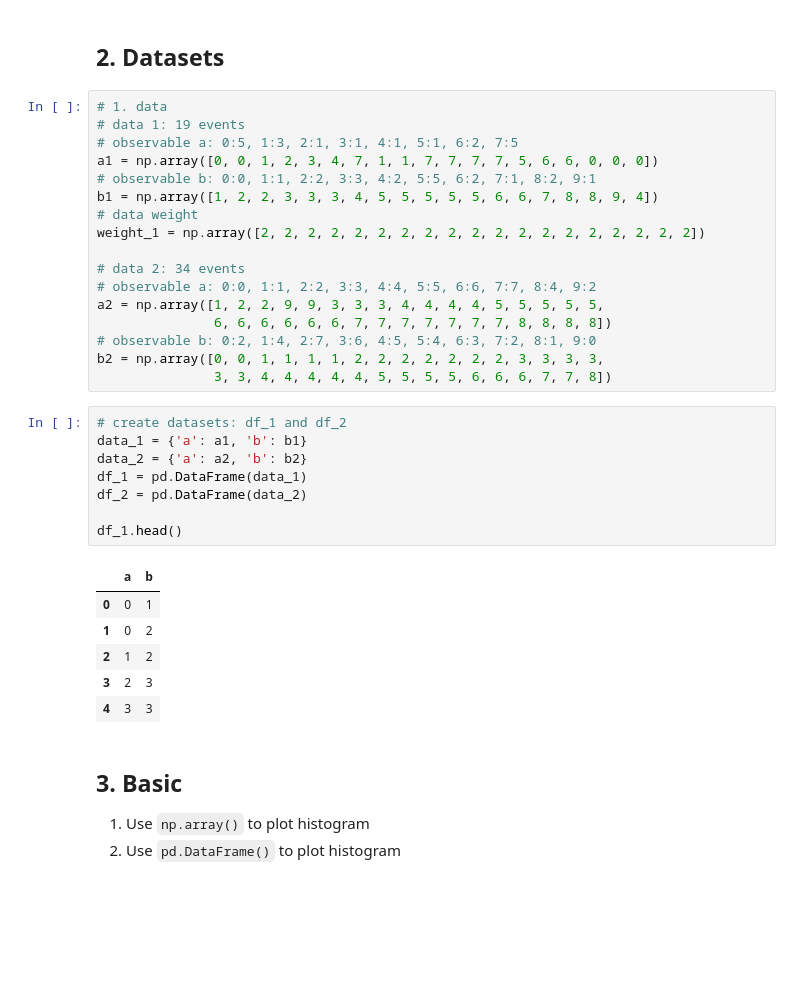
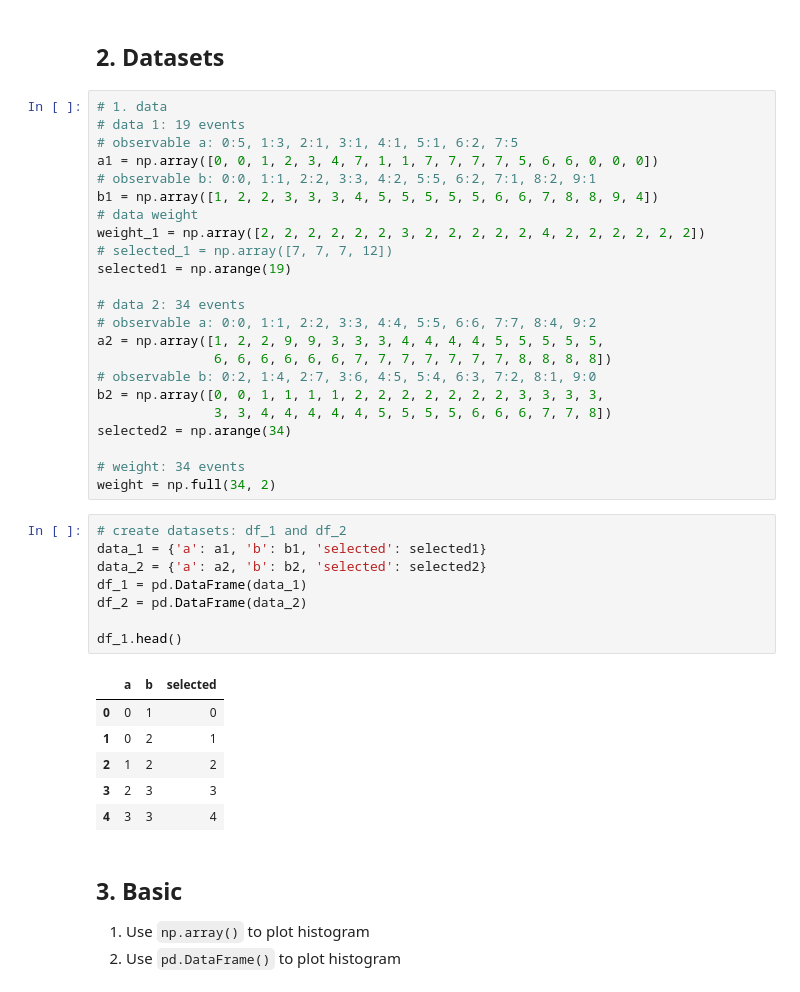
Before and after one commit to YW-Hsiao/svj_setting_master, a Jupyter notebook: test_plotting/test_2_histograms.ipynb, the cells around one changed output. Drawn from its saved outputs; the diff is of its cells as text; blank space fills up the shorter version.

```diff
--- a/test_plotting/test_2_histograms.ipynb
+++ b/test_plotting/test_2_histograms.ipynb
@@ -28,7 +28,9 @@ a1 = np.array([0, 0, 1, 2, 3, 4, 7, 1, 1, 7, 7, 7, 7, 5, 6, 6, 0, 0, 0])
 # observable b: 0:0, 1:1, 2:2, 3:3, 4:2, 5:5, 6:2, 7:1, 8:2, 9:1
 b1 = np.array([1, 2, 2, 3, 3, 3, 4, 5, 5, 5, 5, 5, 6, 6, 7, 8, 8, 9, 4])
 # data weight
-weight_1 = np.array([2, 2, 2, 2, 2, 2, 2, 2, 2, 2, 2, 2, 2, 2, 2, 2, 2, 2, 2])
+weight_1 = np.array([2, 2, 2, 2, 2, 2, 3, 2, 2, 2, 2, 2, 4, 2, 2, 2, 2, 2, 2])
+# selected_1 = np.array([7, 7, 7, 12])
+selected1 = np.arange(19)
 
 # data 2: 34 events
 # observable a: 0:0, 1:1, 2:2, 3:3, 4:4, 5:5, 6:6, 7:7, 8:4, 9:2
@@ -37,21 +39,25 @@ a2 = np.array([1, 2, 2, 9, 9, 3, 3, 3, 4, 4, 4, 4, 5, 5, 5, 5, 5,
 # observable b: 0:2, 1:4, 2:7, 3:6, 4:5, 5:4, 6:3, 7:2, 8:1, 9:0
 b2 = np.array([0, 0, 1, 1, 1, 1, 2, 2, 2, 2, 2, 2, 2, 3, 3, 3, 3,
                3, 3, 4, 4, 4, 4, 4, 5, 5, 5, 5, 6, 6, 6, 7, 7, 8])
+selected2 = np.arange(34)
+
+# weight: 34 events
+weight = np.full(34, 2)
 # %%
 # create datasets: df_1 and df_2
-data_1 = {'a': a1, 'b': b1}
-data_2 = {'a': a2, 'b': b2}
+data_1 = {'a': a1, 'b': b1, 'selected': selected1}
+data_2 = {'a': a2, 'b': b2, 'selected': selected2}
 df_1 = pd.DataFrame(data_1)
 df_2 = pd.DataFrame(data_2)
 
 df_1.head()
 # %% [output]
-|  | a | b |
-| 0 | 0 | 1 |
-| 1 | 0 | 2 |
-| 2 | 1 | 2 |
-| 3 | 2 | 3 |
-| 4 | 3 | 3 |
+|  | a | b | selected |
+| 0 | 0 | 1 | 0 |
+| 1 | 0 | 2 | 1 |
+| 2 | 1 | 2 | 2 |
+| 3 | 2 | 3 | 3 |
+| 4 | 3 | 3 | 4 |
 # %% [markdown]
 ## 3. Basic
 1. Use `np.array()` to plot histogram
```
Also changed, not shown: parts of 6 cells of this notebook.
